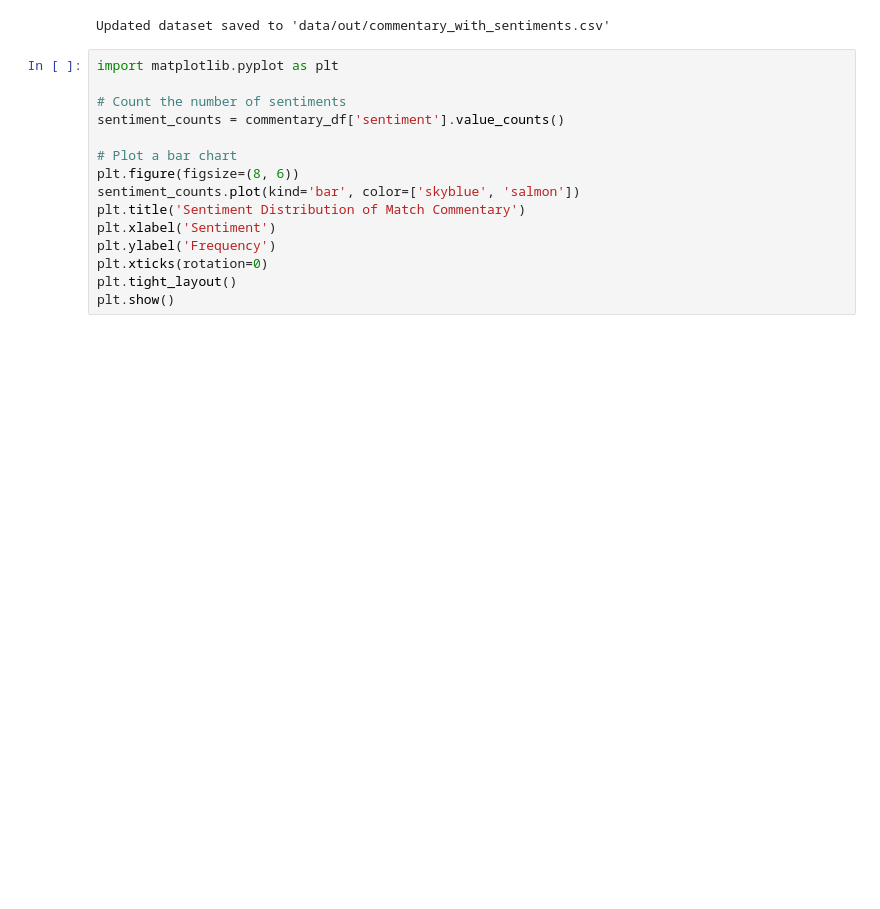
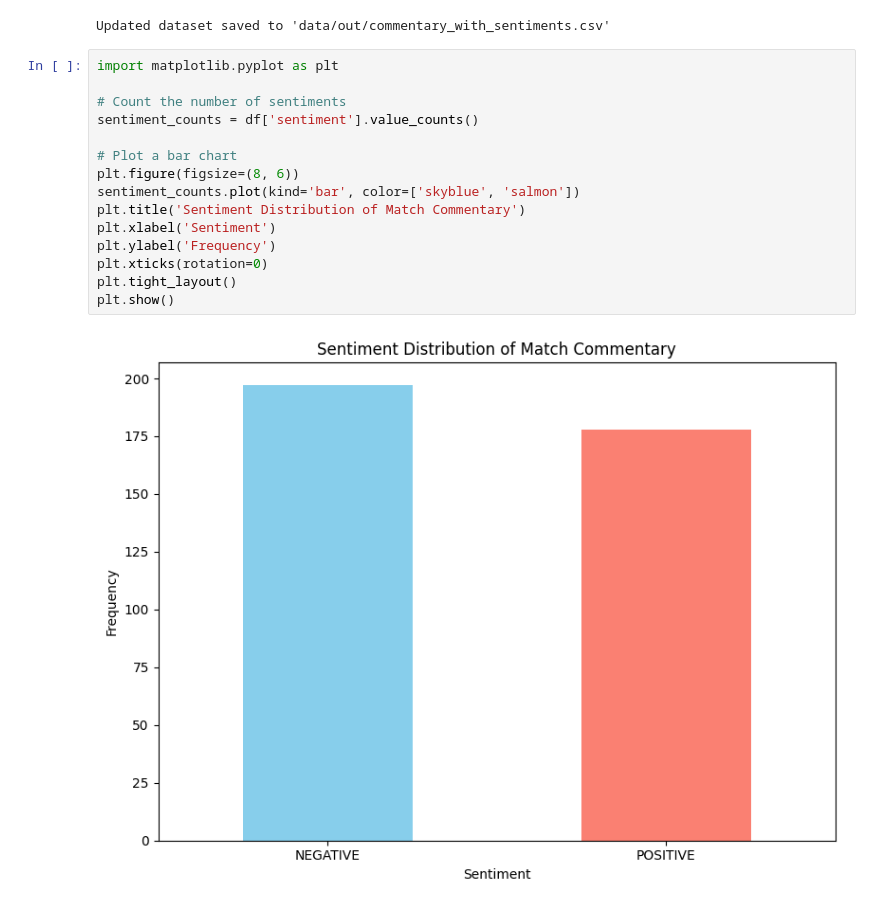
Before and after one commit to KavishkaVenuka/PyData_Assessment, a Jupyter notebook: notebooks/task_3_nlp.ipynb, the cells around one changed output. Drawn from its saved outputs; the diff is of its cells as text; blank space fills up the shorter version.

```diff
--- a/notebooks/task_3_nlp.ipynb
+++ b/notebooks/task_3_nlp.ipynb
@@ -110,15 +108,17 @@ Updated dataset saved to 'data/out/commentary_with_sentiments.csv'
 # %%
 import matplotlib.pyplot as plt
 
 # Count the number of sentiments
-sentiment_counts = commentary_df['sentiment'].value_counts()
+sentiment_counts = df['sentiment'].value_counts()
 
 # Plot a bar chart
 plt.figure(figsize=(8, 6))
 sentiment_counts.plot(kind='bar', color=['skyblue', 'salmon'])
 plt.title('Sentiment Distribution of Match Commentary')
 plt.xlabel('Sentiment')
 plt.ylabel('Frequency')
 plt.xticks(rotation=0)
 plt.tight_layout()
 plt.show()
+# %% [output]
+[figure, added]
```
Also changed, not shown: parts of 1 cell of this notebook, 1 other file.
